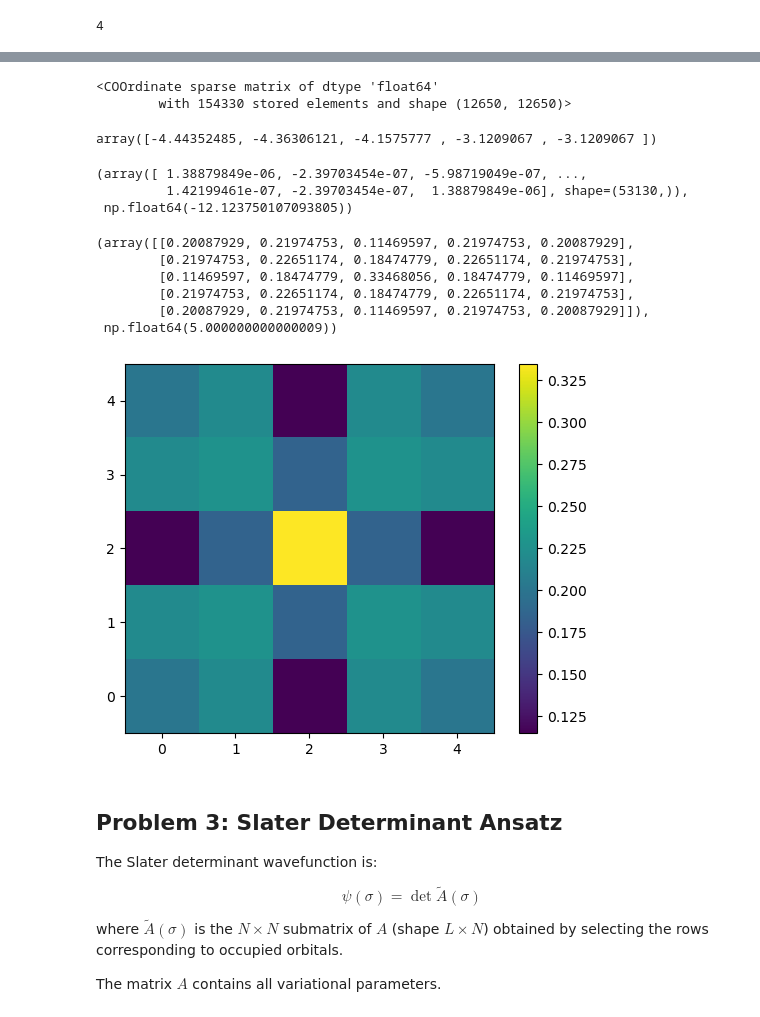
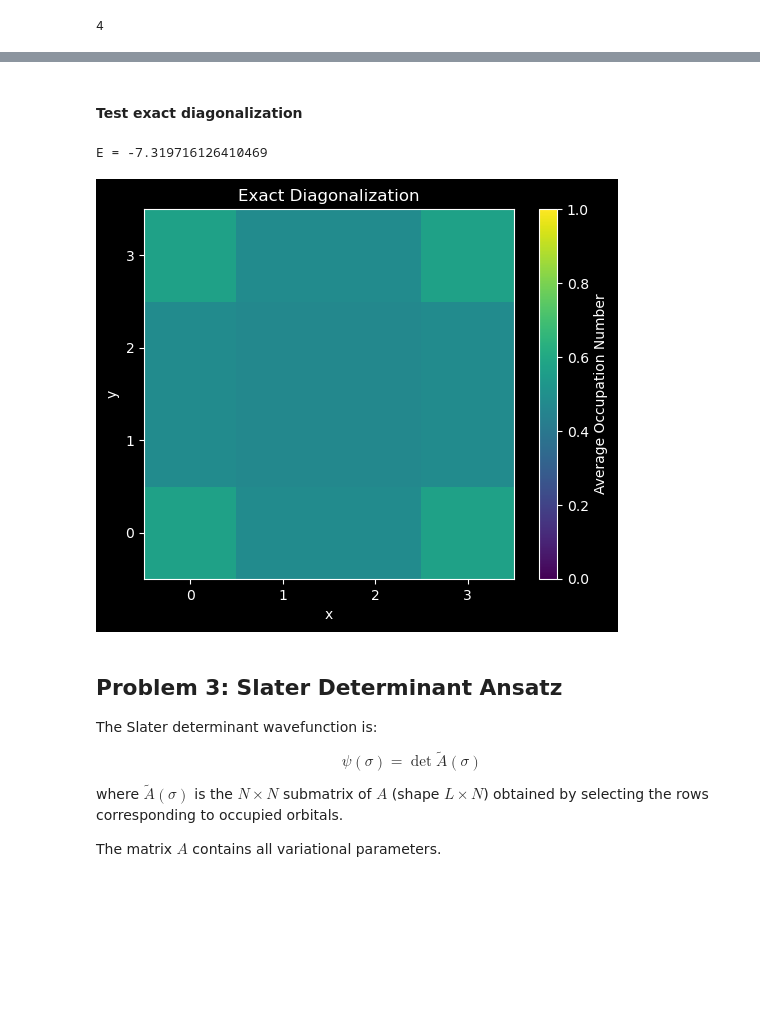
Before and after one commit to broschli/fopra, a Jupyter notebook: neural_quantum_states/FoPra_NQS_day2_Linus.ipynb, the cells around one changed output, grey strips where cells are left out. Saved outputs shown, nothing was run; the diff lists cells and outputs as text; code cells hidden in the pictures; blank space fills up the shorter version.

```diff
--- a/neural_quantum_states/FoPra_NQS_day2_Linus.ipynb
+++ b/neural_quantum_states/FoPra_NQS_day2_Linus.ipynb
@@ -333,58 +334,41 @@ def groundstate_ed_tv(Lx, Ly, Nf, t, V, pbc=True):
     ground_state = eigen[1][:,0]
     energy = eigen[0][0]
     return energy, ground_state
-# %%
-build_tv_hamiltonian(5,5,4, 1, 1, pbc=False)
-# %% [output]
-<COOrdinate sparse matrix of dtype 'float64'
-        with 154330 stored elements and shape (12650, 12650)>
-# %%
-H = build_tv_hamiltonian(3, 3, 4, 1, 1, pbc=False)
-eigsh(H.tocsr(), 5, which="SA")[0]
-# %% [output]
-array([-4.44352485, -4.36306121, -4.1575777 , -3.1209067 , -3.1209067 ])
+# %% [markdown]
+#### Test exact diagonalization
 # %%
-Lx = 5
-Ly = 5
-Nf = 5
+# define system
+Lx = 4
+Ly = 4
+Nf = 8
 basis = build_fock_basis(Lx*Ly, Nf)
-energy, state = groundstate_ed_tv(Lx, Ly, Nf, 1, 1, pbc=False)
+
+en, gs = groundstate_ed_tv(Lx, Ly, Nf, 1, 1, pbc=False)
+print(f"E = {en}")
+# %% [output]
+E = -7.319716126410469
-# %%
-state , energy
-# %% [output]
-(array([ 1.38879849e-06, -2.39703454e-07, -5.98719049e-07, ...,
-         1.42199461e-07, -2.39703454e-07,  1.38879849e-06], shape=(53130,)),
- np.float64(-12.123750107093805))
 # %%
 def plot_state(state, basis, Lx, Ly):
-    """Plots the occupation probability of each lattice site for a given state."""
+    """Plots the average fermion occupation number of a state in a given basis."""
 
     # compute average lattice site occuptaion number
     avg_occ = np.zeros_like(basis[0], dtype=float)
     for prob, fock_state in zip(np.abs(state)**2, basis):
         avg_occ += prob * fock_state
 
     # reshape 1D array avg_occ to 2D array with dimensions of the lattice
     avg_occ = avg_occ.reshape(Lx, Ly)
 
     fig, ax = plt.subplots()
-    im = ax.imshow(avg_occ.T, origin="lower")
-    cbar = plt.colorbar(im)
-    ax.set(xticks=np.arange(Lx), yticks=np.arange(Ly))
-
-    return avg_occ, np.sum(avg_occ)
+    im = ax.imshow(avg_occ.T, origin="lower", vmin=0, vmax=1)
+    cbar = plt.colorbar(im, label="Average Occupation Number")
+    ax.set(xticks=np.arange(Lx), yticks=np.arange(Ly),
+           xlabel="x", ylabel="y", title="Exact Diagonalization")
 
 
-
-plot_state(state, basis, Lx, Ly)
+plot_state(gs, basis, Lx, Ly)
 # %% [output]
-(array([[0.20087929, 0.21974753, 0.11469597, 0.21974753, 0.20087929],
-        [0.21974753, 0.22651174, 0.18474779, 0.22651174, 0.21974753],
-        [0.11469597, 0.18474779, 0.33468056, 0.18474779, 0.11469597],
-        [0.21974753, 0.22651174, 0.18474779, 0.22651174, 0.21974753],
-        [0.20087929, 0.21974753, 0.11469597, 0.21974753, 0.20087929]]),
- np.float64(5.000000000000009))
-[figure, old version]
+[figure, new version]
 # %% [markdown]
 ## Problem 3: Slater Determinant Ansatz
 
```
Also changed, not shown: parts of 34 cells of this notebook.
